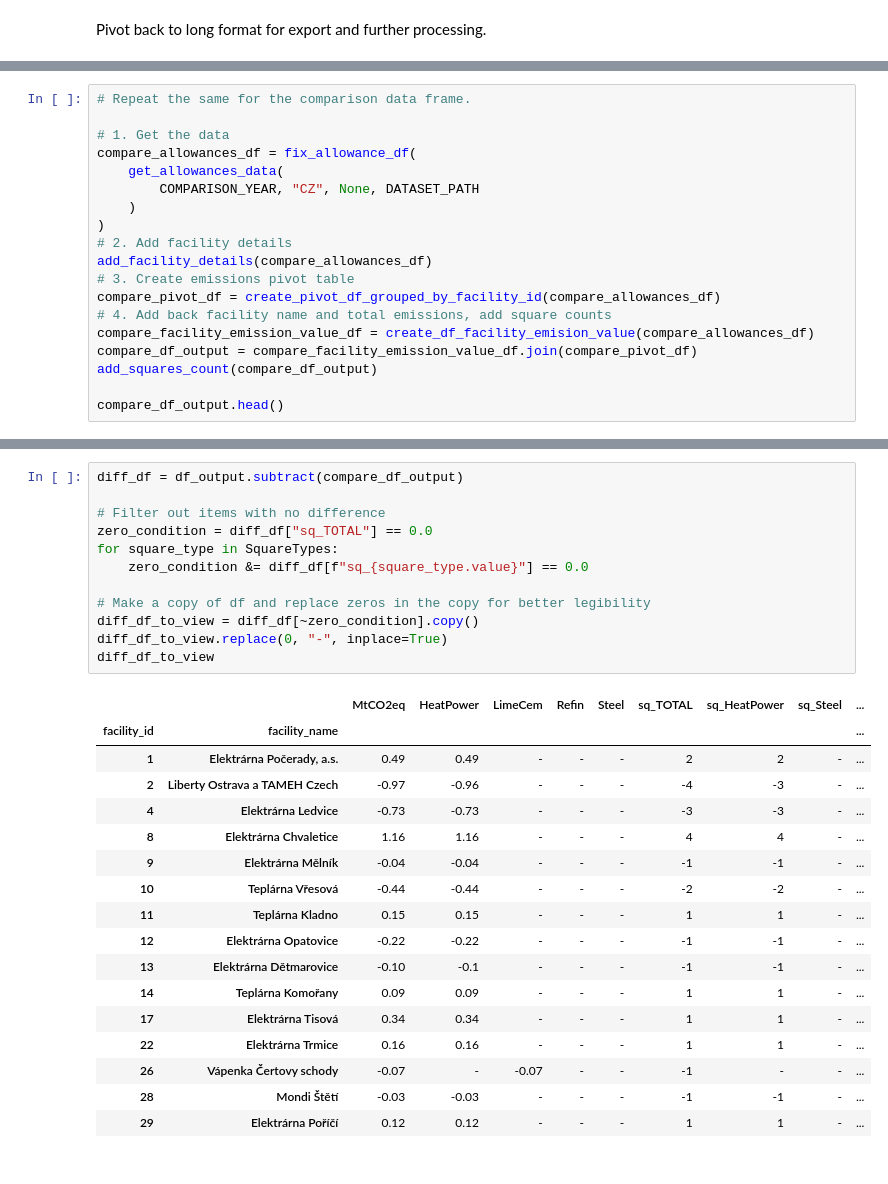
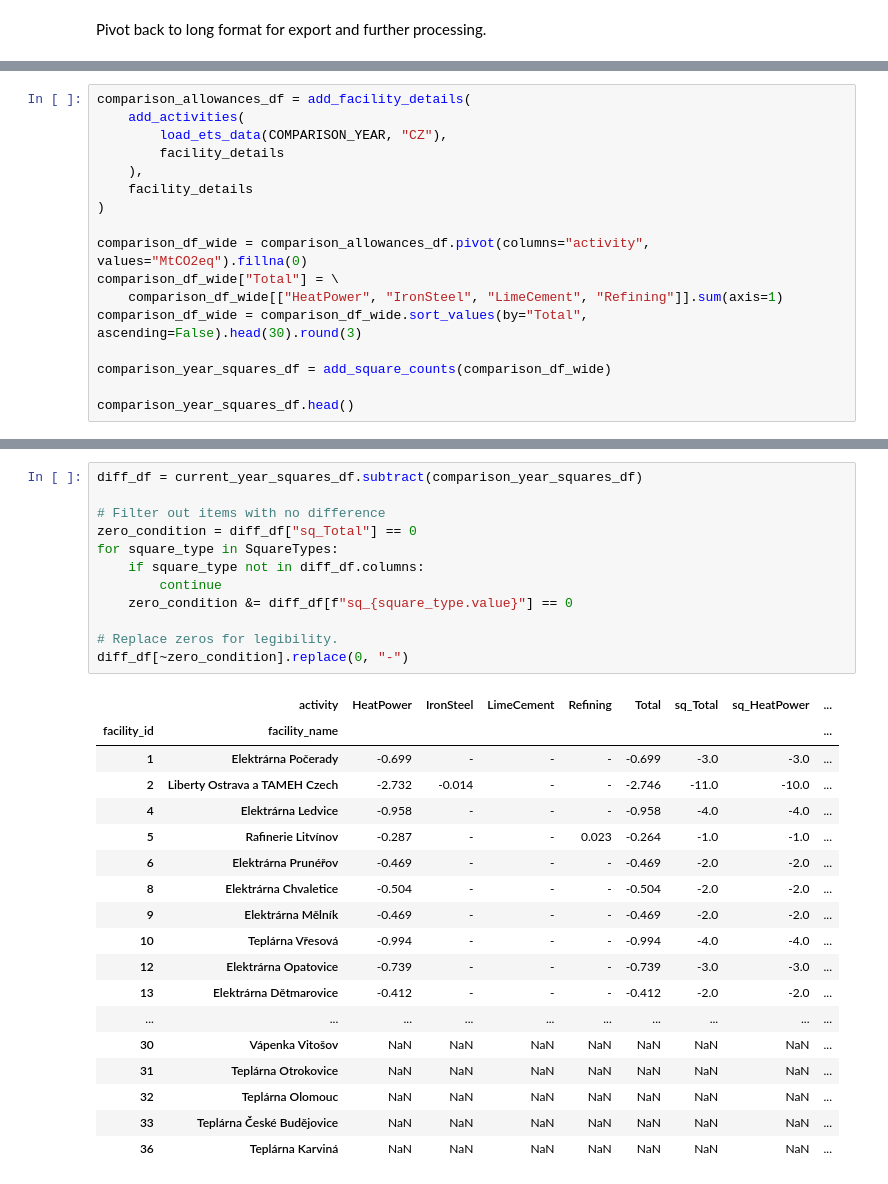
Before and after one commit to faktaoklimatu/data-analysis, a Jupyter notebook: notebooks/emissions-top-30-cr-emitters.ipynb, the cells around one changed output, grey strips where cells are left out. Cells and saved outputs as stored; diff of their text form.

```diff
--- a/notebooks/emissions-top-30-cr-emitters.ipynb
+++ b/notebooks/emissions-top-30-cr-emitters.ipynb
@@ -257,20 +234,18 @@ NameError: name 'definition' is not defined
 # %%
-# Repeat the same for the comparison data frame.
+comparison_allowances_df = add_facility_details(
+    add_activities(
+        load_ets_data(COMPARISON_YEAR, "CZ"),
+        facility_details
+    ),
+    facility_details
+)
 
-# 1. Get the data
-compare_allowances_df = fix_allowance_df(
-    get_allowances_data(
-        COMPARISON_YEAR, "CZ", None, DATASET_PATH
-    )
-)
-# 2. Add facility details
-add_facility_details(compare_allowances_df)
-# 3. Create emissions pivot table
-compare_pivot_df = create_pivot_df_grouped_by_facility_id(compare_allowances_df)
-# 4. Add back facility name and total emissions, add square counts
-compare_facility_emission_value_df = create_df_facility_emision_value(compare_allowances_df)
-compare_df_output = compare_facility_emission_value_df.join(compare_pivot_df)
-add_squares_count(compare_df_output)
+comparison_df_wide = comparison_allowances_df.pivot(columns="activity", values="MtCO2eq").fillna(0)
+comparison_df_wide["Total"] = \
+    comparison_df_wide[["HeatPower", "IronSteel", "LimeCement", "Refining"]].sum(axis=1)
+comparison_df_wide = comparison_df_wide.sort_values(by="Total", ascending=False).head(30).round(3)
 
-compare_df_output.head()
+comparison_year_squares_df = add_square_counts(comparison_df_wide)
+
+comparison_year_squares_df.head()
 # %% [output]
@@ -286,31 +263,32 @@ compare_df_output.head()
 # %%
-diff_df = df_output.subtract(compare_df_output)
+diff_df = current_year_squares_df.subtract(comparison_year_squares_df)
 
 # Filter out items with no difference
-zero_condition = diff_df["sq_TOTAL"] == 0.0
+zero_condition = diff_df["sq_Total"] == 0
 for square_type in SquareTypes:
-    zero_condition &= diff_df[f"sq_{square_type.value}"] == 0.0
+    if square_type not in diff_df.columns:
+        continue
+    zero_condition &= diff_df[f"sq_{square_type.value}"] == 0
 
-# Make a copy of df and replace zeros in the copy for better legibility
-diff_df_to_view = diff_df[~zero_condition].copy()
-diff_df_to_view.replace(0, "-", inplace=True)
-diff_df_to_view
+# Replace zeros for legibility.
+diff_df[~zero_condition].replace(0, "-")
 # %% [output]
-|  |  | MtCO2eq | HeatPower | LimeCem | Refin | Steel | sq_TOTAL | sq_HeatPower | sq_Steel | ... |
-| facility_id | facility_name |  |  |  |  |  |  |  |  | ... |
-| 1 | Elektrárna Počerady, a.s. | 0.49 | 0.49 | - | - | - | 2 | 2 | - | ... |
-| 2 | Liberty Ostrava a TAMEH Czech | -0.97 | -0.96 | - | - | - | -4 | -3 | - | ... |
-| 4 | Elektrárna Ledvice | -0.73 | -0.73 | - | - | - | -3 | -3 | - | ... |
-| 8 | Elektrárna Chvaletice | 1.16 | 1.16 | - | - | - | 4 | 4 | - | ... |
-| 9 | Elektrárna Mělník | -0.04 | -0.04 | - | - | - | -1 | -1 | - | ... |
-| 10 | Teplárna Vřesová | -0.44 | -0.44 | - | - | - | -2 | -2 | - | ... |
-| 11 | Teplárna Kladno | 0.15 | 0.15 | - | - | - | 1 | 1 | - | ... |
-| 12 | Elektrárna Opatovice | -0.22 | -0.22 | - | - | - | -1 | -1 | - | ... |
-| 13 | Elektrárna Dětmarovice | -0.10 | -0.1 | - | - | - | -1 | -1 | - | ... |
-| 14 | Teplárna Komořany | 0.09 | 0.09 | - | - | - | 1 | 1 | - | ... |
-| 17 | Elektrárna Tisová | 0.34 | 0.34 | - | - | - | 1 | 1 | - | ... |
-| 22 | Elektrárna Trmice | 0.16 | 0.16 | - | - | - | 1 | 1 | - | ... |
-| 26 | Vápenka Čertovy schody | -0.07 | - | -0.07 | - | - | -1 | - | - | ... |
-| 28 | Mondi Štětí | -0.03 | -0.03 | - | - | - | -1 | -1 | - | ... |
-| 29 | Elektrárna Poříčí | 0.12 | 0.12 | - | - | - | 1 | 1 | - | ... |
+|  | activity | HeatPower | IronSteel | LimeCement | Refining | Total | sq_Total | sq_HeatPower | ... |
+| facility_id | facility_name |  |  |  |  |  |  |  | ... |
+| 1 | Elektrárna Počerady | -0.699 | - | - | - | -0.699 | -3.0 | -3.0 | ... |
+| 2 | Liberty Ostrava a TAMEH Czech | -2.732 | -0.014 | - | - | -2.746 | -11.0 | -10.0 | ... |
+| 4 | Elektrárna Ledvice | -0.958 | - | - | - | -0.958 | -4.0 | -4.0 | ... |
+| 5 | Rafinerie Litvínov | -0.287 | - | - | 0.023 | -0.264 | -1.0 | -1.0 | ... |
+| 6 | Elektrárna Prunéřov | -0.469 | - | - | - | -0.469 | -2.0 | -2.0 | ... |
+| 8 | Elektrárna Chvaletice | -0.504 | - | - | - | -0.504 | -2.0 | -2.0 | ... |
+| 9 | Elektrárna Mělník | -0.469 | - | - | - | -0.469 | -2.0 | -2.0 | ... |
+| 10 | Teplárna Vřesová | -0.994 | - | - | - | -0.994 | -4.0 | -4.0 | ... |
+| 12 | Elektrárna Opatovice | -0.739 | - | - | - | -0.739 | -3.0 | -3.0 | ... |
+| 13 | Elektrárna Dětmarovice | -0.412 | - | - | - | -0.412 | -2.0 | -2.0 | ... |
+| ... | ... | ... | ... | ... | ... | ... | ... | ... | ... |
+| 30 | Vápenka Vitošov | NaN | NaN | NaN | NaN | NaN | NaN | NaN | ... |
+| 31 | Teplárna Otrokovice | NaN | NaN | NaN | NaN | NaN | NaN | NaN | ... |
+| 32 | Teplárna Olomouc | NaN | NaN | NaN | NaN | NaN | NaN | NaN | ... |
+| 33 | Teplárna České Budějovice | NaN | NaN | NaN | NaN | NaN | NaN | NaN | ... |
+| 36 | Teplárna Karviná | NaN | NaN | NaN | NaN | NaN | NaN | NaN | ... |
 # %% [markdown]
```
Also changed, not shown: parts of 31 cells of this notebook, 1 other file.
